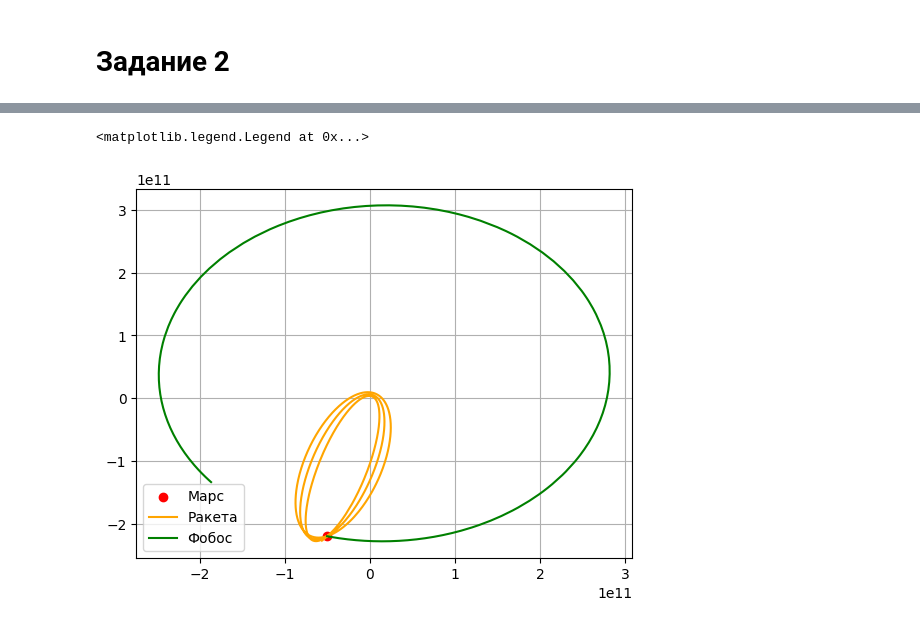
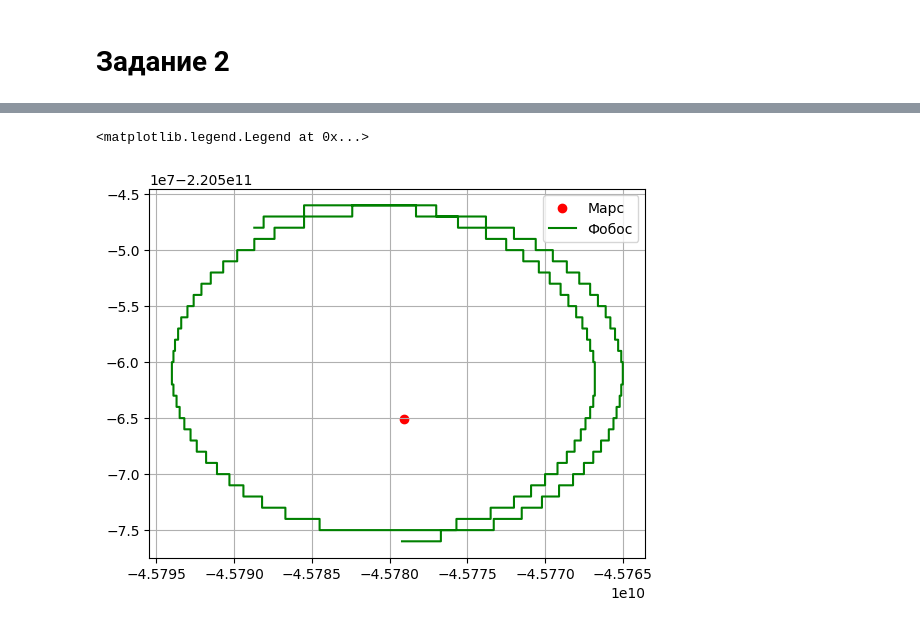
Before and after one commit to Mis-prog/matmod-7sem, a Jupyter notebook: labs/lab1/misha/report/draw.ipynb, the cells around one changed output, grey strips where cells are left out. Cells and saved outputs as stored; diff of their text form; code cells hidden in the pictures.

```diff
--- a/labs/lab1/misha/report/draw.ipynb
+++ b/labs/lab1/misha/report/draw.ipynb
@@ -48,11 +58,11 @@ data_trajectory_raketa
 # %%
-end = 100000000000000000000
-plt.scatter(-50368219856.43,-219503615669.65,color='red',label='Марс')
-plt.plot(data_trajectory_raketa.x[:end],data_trajectory_raketa.y[:end],label='Ракета',color='orange')
+end = 5000000
+plt.scatter(-45779049843.29,-220565040943.48,color='red',label='Марс')
+# plt.plot(data_trajectory_raketa.x[:end],data_trajectory_raketa.y[:end],label='Ракета',color='orange')
 plt.plot(data_trajectory_raketa.x3[:end],data_trajectory_raketa.y3[:end],label='Фобос',color='green')
 plt.legend(loc='best')
 plt.grid()
 plt.legend()
 # %% [output]
 <matplotlib.legend.Legend at 0x...>
-[figure, old version]
+[figure, new version]
```
Also changed, not shown: parts of 8 cells of this notebook, 4 other files.
